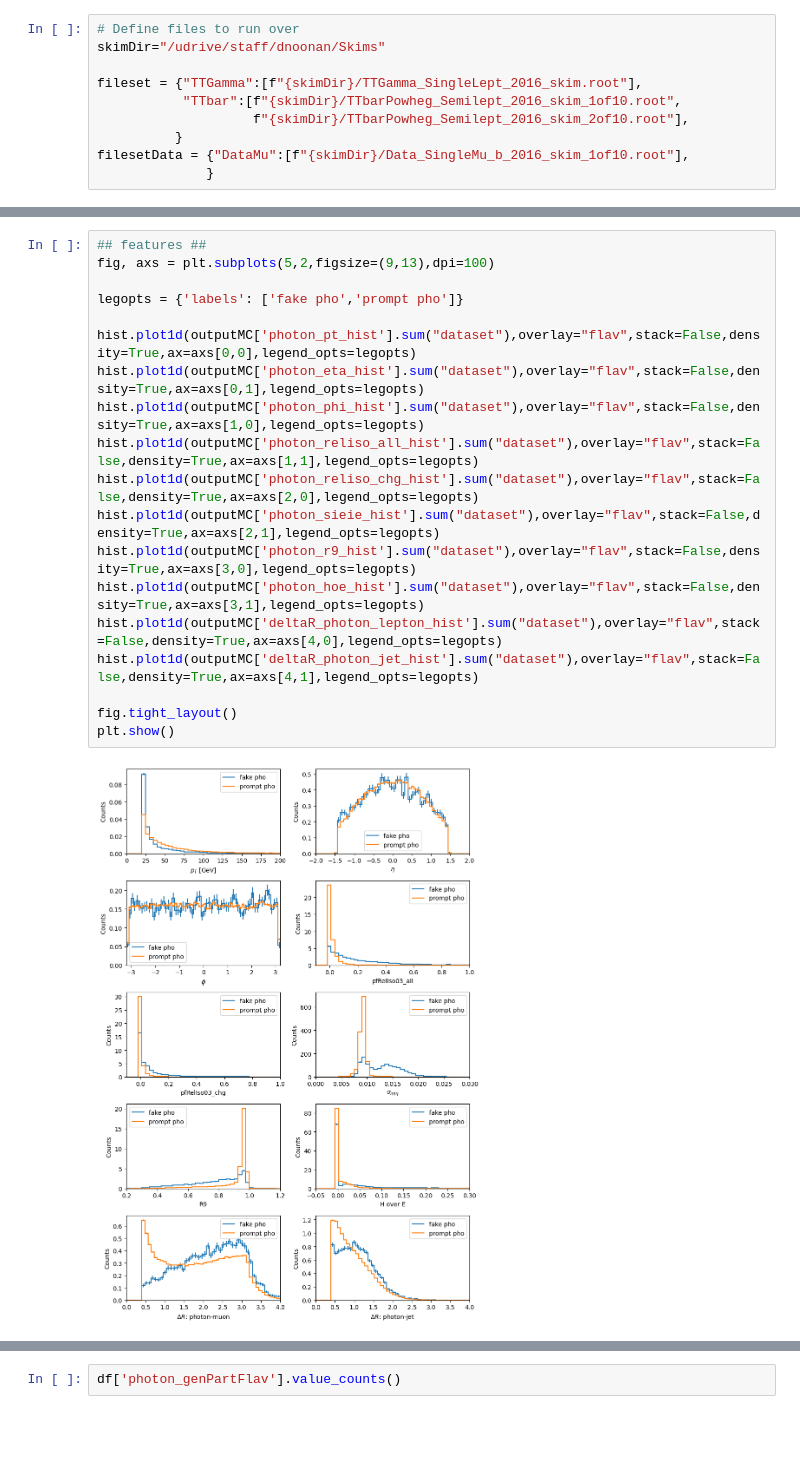
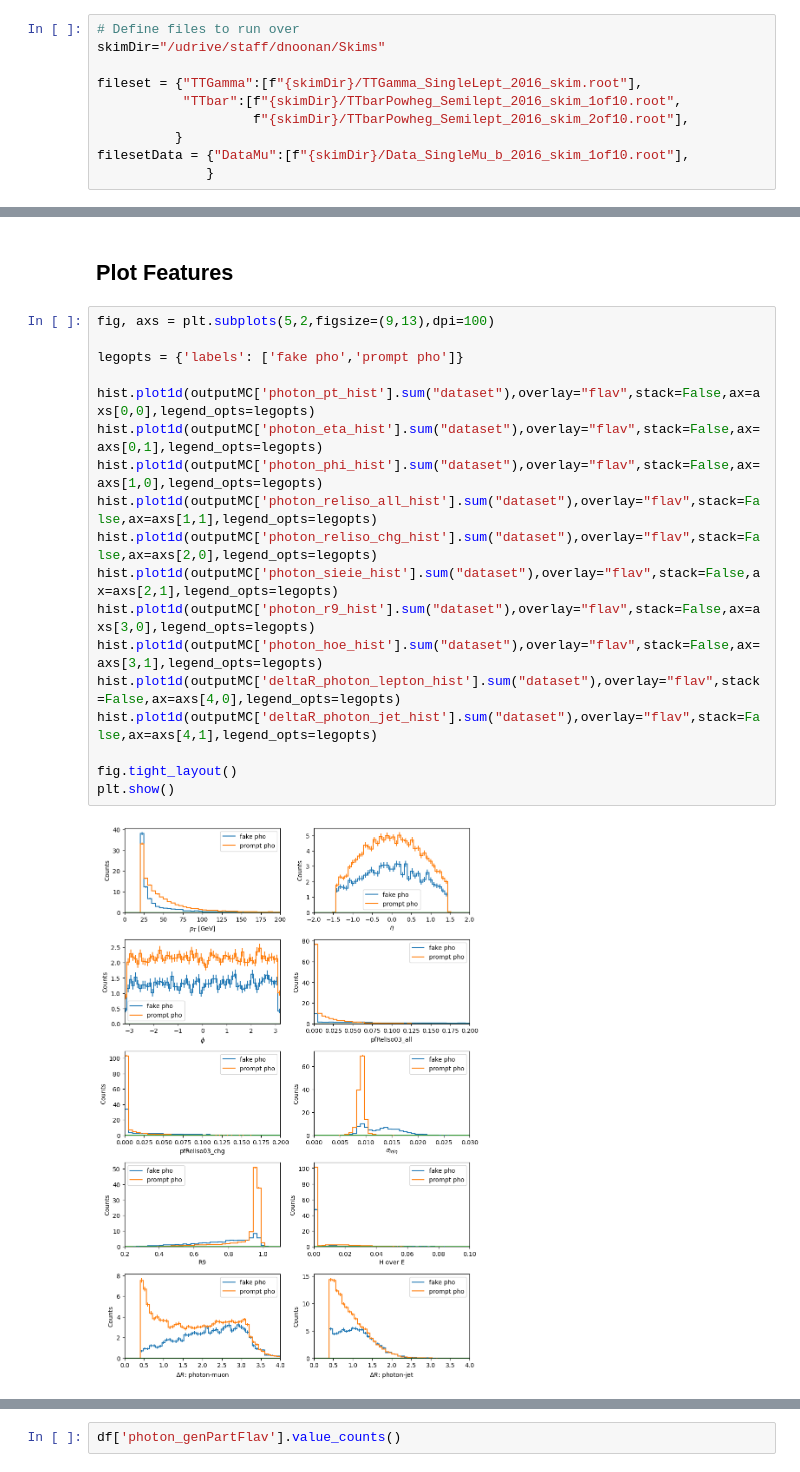
Before and after one commit to nbraukman/PhotonClassification, a Jupyter notebook: PhotonClassification.ipynb, the cells around one changed output, grey strips where cells are left out. Cells and saved outputs as stored; diff of their text form; blank space fills up the shorter version.

```diff
--- a/PhotonClassification.ipynb
+++ b/PhotonClassification.ipynb
@@ -261,21 +342,22 @@ outputData = processor.run_uproot_job(
+# %% [markdown]
+## Plot Features
 # %%
-## features ##
 fig, axs = plt.subplots(5,2,figsize=(9,13),dpi=100)
 
 legopts = {'labels': ['fake pho','prompt pho']}
 
-hist.plot1d(outputMC['photon_pt_hist'].sum("dataset"),overlay="flav",stack=False,density=True,ax=axs[0,0],legend_opts=legopts)
-hist.plot1d(outputMC['photon_eta_hist'].sum("dataset"),overlay="flav",stack=False,density=True,ax=axs[0,1],legend_opts=legopts)
-hist.plot1d(outputMC['photon_phi_hist'].sum("dataset"),overlay="flav",stack=False,density=True,ax=axs[1,0],legend_opts=legopts)
-hist.plot1d(outputMC['photon_reliso_all_hist'].sum("dataset"),overlay="flav",stack=False,density=True,ax=axs[1,1],legend_opts=legopts)
-hist.plot1d(outputMC['photon_reliso_chg_hist'].sum("dataset"),overlay="flav",stack=False,density=True,ax=axs[2,0],legend_opts=legopts)
-hist.plot1d(outputMC['photon_sieie_hist'].sum("dataset"),overlay="flav",stack=False,density=True,ax=axs[2,1],legend_opts=legopts)
-hist.plot1d(outputMC['photon_r9_hist'].sum("dataset"),overlay="flav",stack=False,density=True,ax=axs[3,0],legend_opts=legopts)
-hist.plot1d(outputMC['photon_hoe_hist'].sum("dataset"),overlay="flav",stack=False,density=True,ax=axs[3,1],legend_opts=legopts)
-hist.plot1d(outputMC['deltaR_photon_lepton_hist'].sum("dataset"),overlay="flav",stack=False,density=True,ax=axs[4,0],legend_opts=legopts)
-hist.plot1d(outputMC['deltaR_photon_jet_hist'].sum("dataset"),overlay="flav",stack=False,density=True,ax=axs[4,1],legend_opts=legopts)
+hist.plot1d(outputMC['photon_pt_hist'].sum("dataset"),overlay="flav",stack=False,ax=axs[0,0],legend_opts=legopts)
+hist.plot1d(outputMC['photon_eta_hist'].sum("dataset"),overlay="flav",stack=False,ax=axs[0,1],legend_opts=legopts)
+hist.plot1d(outputMC['photon_phi_hist'].sum("dataset"),overlay="flav",stack=False,ax=axs[1,0],legend_opts=legopts)
+hist.plot1d(outputMC['photon_reliso_all_hist'].sum("dataset"),overlay="flav",stack=False,ax=axs[1,1],legend_opts=legopts)
+hist.plot1d(outputMC['photon_reliso_chg_hist'].sum("dataset"),overlay="flav",stack=False,ax=axs[2,0],legend_opts=legopts)
+hist.plot1d(outputMC['photon_sieie_hist'].sum("dataset"),overlay="flav",stack=False,ax=axs[2,1],legend_opts=legopts)
+hist.plot1d(outputMC['photon_r9_hist'].sum("dataset"),overlay="flav",stack=False,ax=axs[3,0],legend_opts=legopts)
+hist.plot1d(outputMC['photon_hoe_hist'].sum("dataset"),overlay="flav",stack=False,ax=axs[3,1],legend_opts=legopts)
+hist.plot1d(outputMC['deltaR_photon_lepton_hist'].sum("dataset"),overlay="flav",stack=False,ax=axs[4,0],legend_opts=legopts)
+hist.plot1d(outputMC['deltaR_photon_jet_hist'].sum("dataset"),overlay="flav",stack=False,ax=axs[4,1],legend_opts=legopts)
 
 fig.tight_layout()
 plt.show()
 # %% [output]
-[figure, old version]
+[figure, new version]
```
Also changed, not shown: parts of 63 cells of this notebook, 3 other files.
